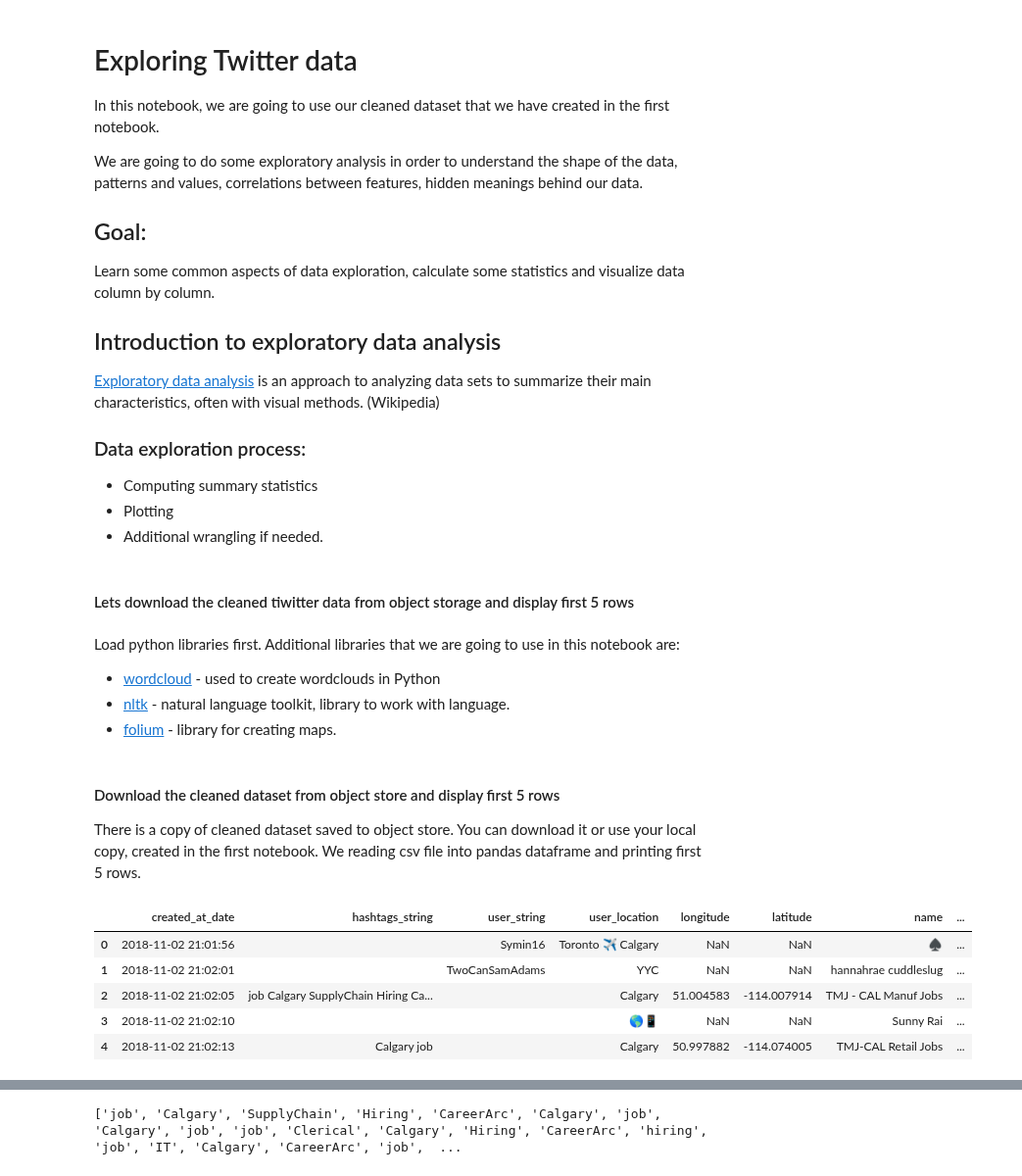
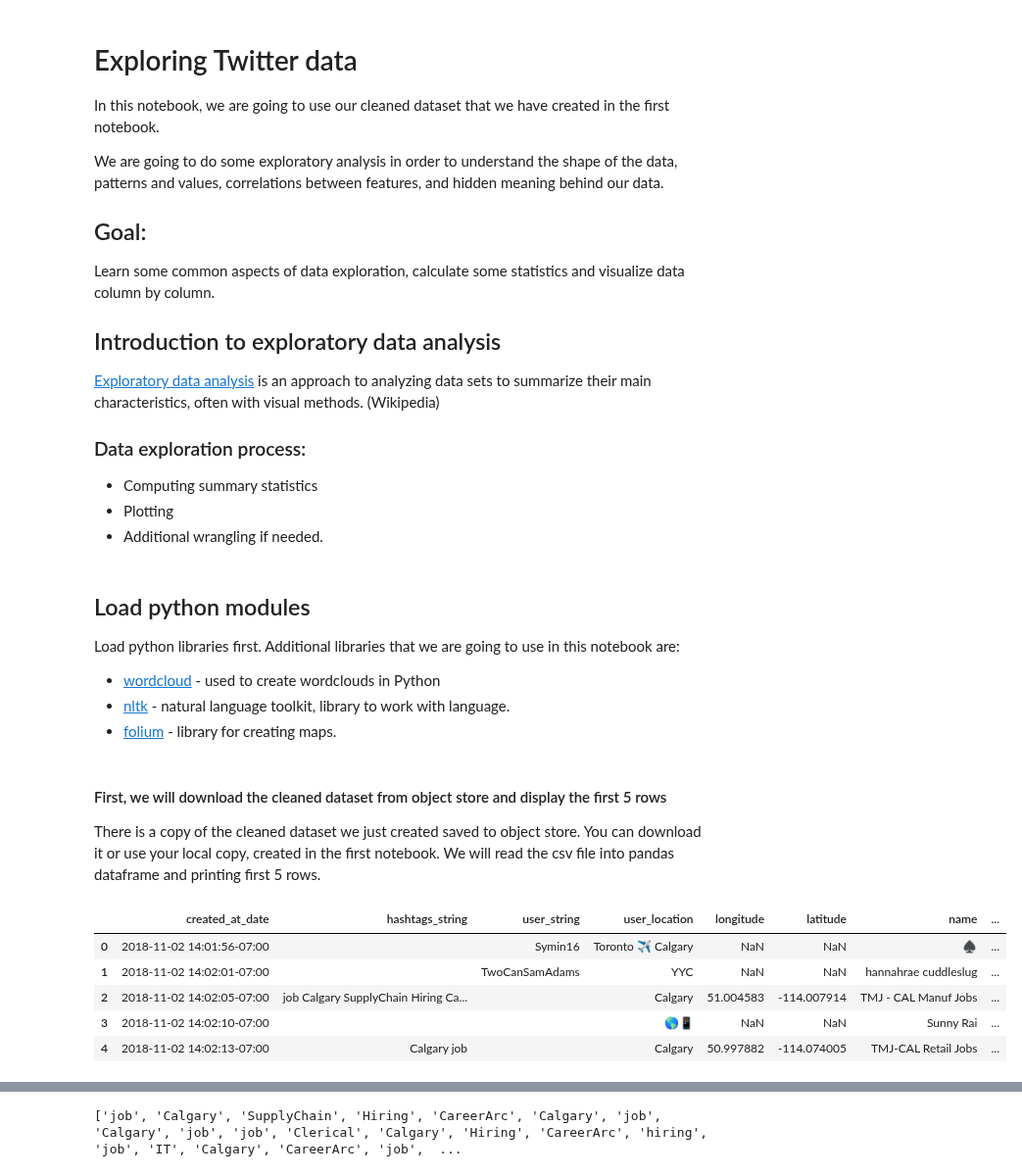
Before and after one commit to cybera/data-science-for-entrepreneurs-workshops, a Jupyter notebook: 2.Exploring_data.ipynb, the cells around one changed output, grey strips where cells are left out. Shown at 98% size. Cells and saved outputs as stored; diff of their text form; code cells hidden in the pictures.

Commit message:
Revised notebook 2 and started reviewing sentiment notebook.

```diff
--- a/2.Exploring_data.ipynb
+++ b/2.Exploring_data.ipynb
@@ -2,7 +2,7 @@
 # Exploring Twitter data
 In this notebook, we are going to use our cleaned dataset that we have created in the first notebook.
 
-We are going to do some exploratory analysis in order to understand the shape of the data, patterns and values, correlations between features, hidden meanings behind our data.
+We are going to do some exploratory analysis in order to understand the shape of the data, patterns and values, correlations between features, and hidden meaning behind our data.
 
 ## Goal:
 Learn some common aspects of data exploration, calculate some statistics and visualize data column by column.
@@ -15,9 +15,9 @@ Learn some common aspects of data exploration, calculate some statistics and vis
  - Computing summary statistics
  - Plotting
  - Additional wrangling if needed.
-# %% [markdown]
-#### Lets download the cleaned tiwitter data from object storage and display first 5 rows
 # %% [markdown]
+## Load python modules
+
 Load python libraries first. Additional libraries that we are going to use in this notebook are:
  - [wordcloud](https://amueller.github.io/word_cloud/) -  used to create wordclouds in Python
  - [nltk](https://www.nltk.org/) - natural language toolkit, library to work with language.
@@ -65,20 +65,22 @@ except ImportError:
     import folium
     from folium.plugins import MarkerCluster
 # %% [markdown]
-#### Download the cleaned dataset from object store and display first 5 rows
-There is a copy of cleaned dataset saved to object store. You can download it or use your local copy, created in the first notebook.
-We reading csv file into pandas dataframe and printing first 5 rows.
+#### First, we will download the cleaned dataset from object store and display the first 5 rows
+
+There is a copy of the cleaned dataset we just created saved to object store. You can download it or use your local copy, created in the first notebook.
+We will read the csv file into pandas dataframe and printing first 5 rows.
 # %%
 target_url="https://swift-yeg.cloud.cybera.ca:8080/v1/AUTH_233e84cd313945c992b4b585f7b9125d/geeky-summit/tweets_cleaned.csv"
 file_name="tweets_cleaned.csv"
-urllib.request.urlretrieve(target_url, file_name) ## comment out this line to use your local copy
+#urllib.request.urlretrieve(target_url, file_name) ## comment out this line to use your local copy
 
 tweets = pd.read_csv(file_name,parse_dates=['created_at_date']) ## reading 'created_at_date' column as timestamp
+tweets.created_at_date= tweets.created_at_date.dt.tz_localize('UTC').dt.tz_convert('MST')
 tweets.head()
 # %% [output]
 |  | created_at_date | hashtags_string | user_string | user_location | longitude | latitude | name | ... |
-| 0 | 2018-11-02 21:01:56 |  | Symin16 | Toronto ✈ Calgary | NaN | NaN | ♠ | ... |
-| 1 | 2018-11-02 21:02:01 |  | TwoCanSamAdams | YYC | NaN | NaN | hannahrae cuddleslug | ... |
-| 2 | 2018-11-02 21:02:05 | job Calgary SupplyChain Hiring Ca... |  | Calgary | 51.004583 | -114.007914 | TMJ - CAL Manuf Jobs | ... |
-| 3 | 2018-11-02 21:02:10 |  |  | 🌎📱 | NaN | NaN | Sunny Rai | ... |
-| 4 | 2018-11-02 21:02:13 | Calgary job |  | Calgary | 50.997882 | -114.074005 | TMJ-CAL Retail Jobs | ... |
+| 0 | 2018-11-02 14:01:56-07:00 |  | Symin16 | Toronto ✈ Calgary | NaN | NaN | ♠ | ... |
+| 1 | 2018-11-02 14:02:01-07:00 |  | TwoCanSamAdams | YYC | NaN | NaN | hannahrae cuddleslug | ... |
+| 2 | 2018-11-02 14:02:05-07:00 | job Calgary SupplyChain Hiring Ca... |  | Calgary | 51.004583 | -114.007914 | TMJ - CAL Manuf Jobs | ... |
+| 3 | 2018-11-02 14:02:10-07:00 |  |  | 🌎📱 | NaN | NaN | Sunny Rai | ... |
+| 4 | 2018-11-02 14:02:13-07:00 | Calgary job |  | Calgary | 50.997882 | -114.074005 | TMJ-CAL Retail Jobs | ... |
```
Also changed, not shown: parts of 70 cells of this notebook, 2 other files.
